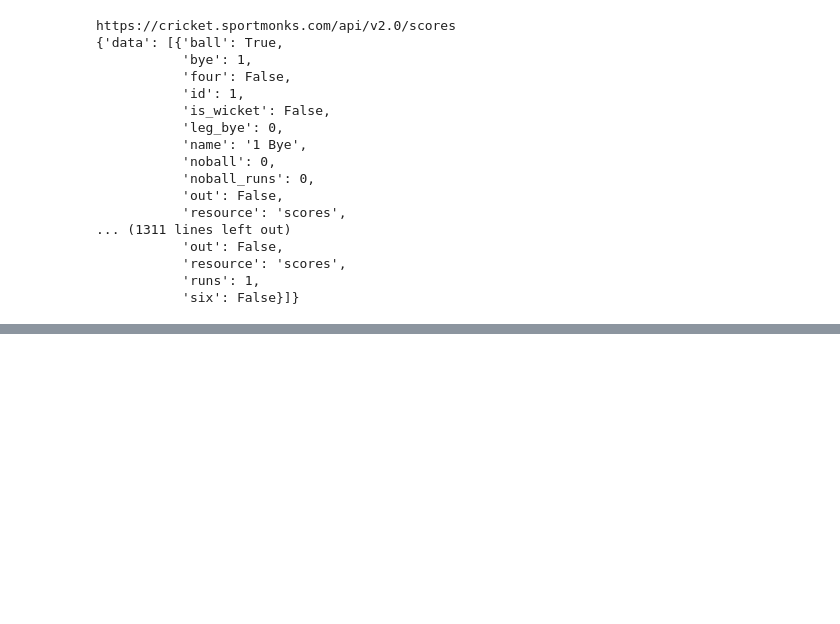
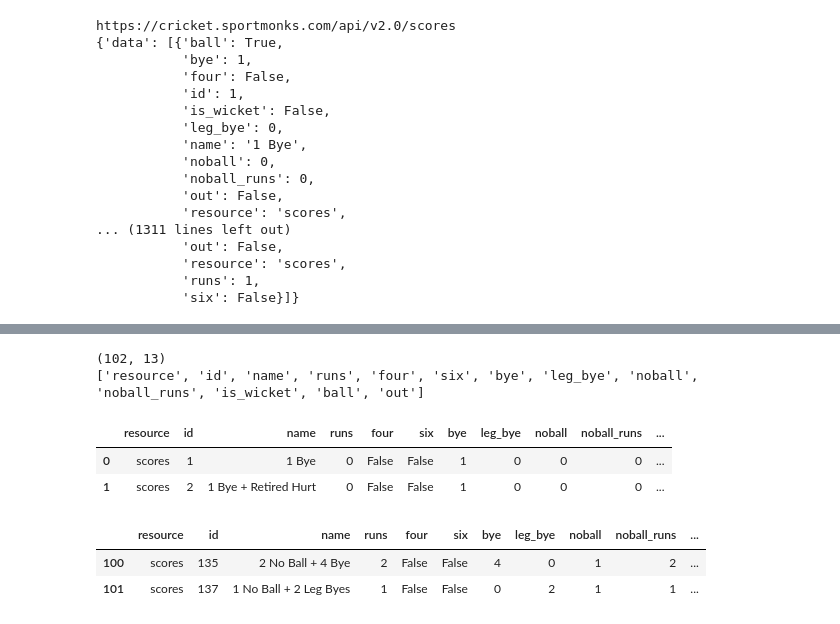
Before and after one commit to ageofthegit/cricket-fantasy-ipl23, a Jupyter notebook: IPL/Code/C01_04_Ball-by-Ball data from Sportsmonk.ipynb, the cells around one changed output, grey strips where cells are left out. Saved outputs shown, nothing was run; the diff lists cells and outputs as text; code cells hidden in the pictures; blank space fills up the shorter version.

```diff
--- a/IPL/Code/C01_04_Ball-by-Ball data from Sportsmonk.ipynb
+++ b/IPL/Code/C01_04_Ball-by-Ball data from Sportsmonk.ipynb
@@ -288,0 +306,21 @@ https://cricket.sportmonks.com/api/v2.0/scores
+# %%
+
+print(type(response))
+
+for respkeys in response.keys():
+    print(respkeys)
+
+print(type(response['data']))
+print(len(response['data']))
+
+#pprint(response['data'])
+
+print(type(response['data'][0]))
+print(len(response['data'][0]))
+
+pprint(response['data'][0])
+
+df = pd.DataFrame.from_records(response['data'])
+
+# Convert to DataFrame
+#df = pd.DataFrame(response['data'])
@@ -288,0 +347,17 @@ https://cricket.sportmonks.com/api/v2.0/scores
+# %%
+
+print(df.shape)
+print(df.columns.values.tolist())
+print()
+display(df.head(2))
+
+display(df.tail(2))
+# %% [output]
+(102, 13)
+['resource', 'id', 'name', 'runs', 'four', 'six', 'bye', 'leg_bye', 'noball', 'noball_runs', 'is_wicket', 'ball', 'out']
+|  | resource | id | name | runs | four | six | bye | leg_bye | noball | noball_runs | ... |
+| 0 | scores | 1 | 1 Bye | 0 | False | False | 1 | 0 | 0 | 0 | ... |
+| 1 | scores | 2 | 1 Bye + Retired Hurt | 0 | False | False | 1 | 0 | 0 | 0 | ... |
+|  | resource | id | name | runs | four | six | bye | leg_bye | noball | noball_runs | ... |
+| 100 | scores | 135 | 2 No Ball + 4 Bye | 2 | False | False | 4 | 0 | 1 | 2 | ... |
+| 101 | scores | 137 | 1 No Ball + 2 Leg Byes | 1 | False | False | 0 | 2 | 1 | 1 | ... |
```
Also changed, not shown: parts of 11 cells of this notebook, 2 other files.
